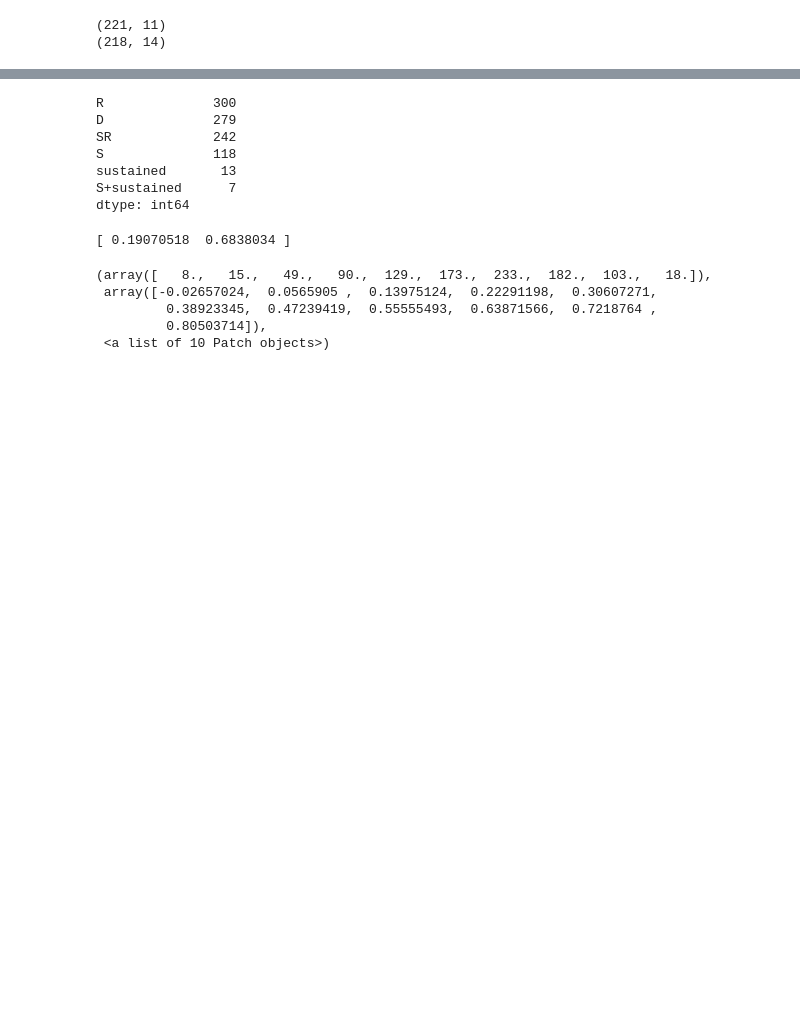
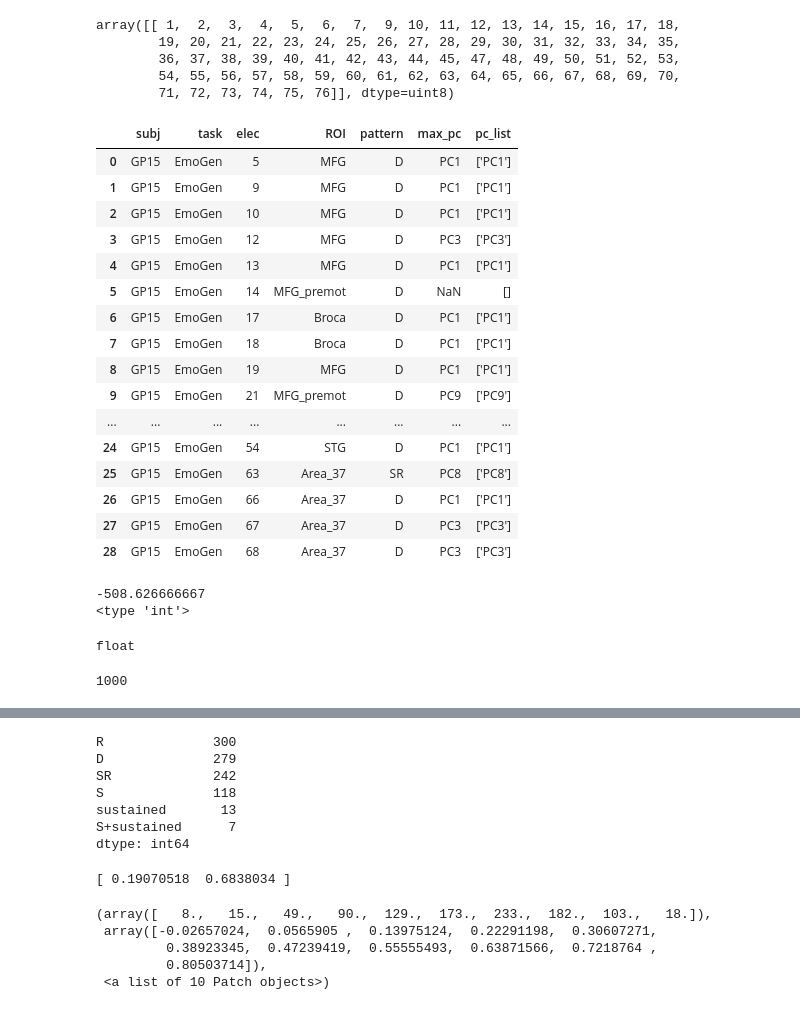
Before and after one commit to matarhaller/ECOGpy, a Jupyter notebook: sandbox.ipynb, the cells around one changed output, grey strips where cells are left out. Drawn from its saved outputs; the diff is of its cells as text; code cells hidden in the pictures; blank space fills up the shorter version.

```diff
--- a/sandbox.ipynb
+++ b/sandbox.ipynb
@@ -8,20 +17,2 @@ from scipy import stats
 # %%
 SJdir = '/home/knight/matar/MATLAB/DATA/Avgusta/'
-# %%
-filename = os.path.join(SJdir, 'PCA', 'Stats', 'single_electrode_windows_withdesignation_EDITED_dropped_withROI.csv')
-df = pd.read_csv(filename)
-
-filename = os.path.join(SJdir, 'PCA', 'Stats', 'Regression', 'all_coefs_withpatterns_withROIs.csv')
-df2 = pd.read_csv(filename)
-
-bad_subjects = ['GP44','ST28','GP27']
-df = df[~df.subj.isin(bad_subjects)]
-df2 = df2[~df2.subj.isin(bad_subjects)]
-
-df[['subj','task','elec']].apply(lambda x: df.loc[~x.isin(df2.values.ravel()), x.name])
-
-print df.query("pattern == 'D' and task!='EmoRep'").shape
-print df2.query("pattern == 'D' and task!= 'EmoRep'").shape
-# %% [output]
-(221, 11)
-(218, 14)
@@ -27,0 +27,42 @@ print df2.query("pattern == 'D' and task!= 'EmoRep'").shape
+# %%
+elecs
+# %% [output]
+array([[ 1,  2,  3,  4,  5,  6,  7,  9, 10, 11, 12, 13, 14, 15, 16, 17, 18,
+        19, 20, 21, 22, 23, 24, 25, 26, 27, 28, 29, 30, 31, 32, 33, 34, 35,
+        36, 37, 38, 39, 40, 41, 42, 43, 44, 45, 47, 48, 49, 50, 51, 52, 53,
+        54, 55, 56, 57, 58, 59, 60, 61, 62, 63, 64, 65, 66, 67, 68, 69, 70,
+        71, 72, 73, 74, 75, 76]], dtype=uint8)
+# %%
+df_all
+# %% [output]
+|  | subj | task | elec | ROI | pattern | max_pc | pc_list |
+| 0 | GP15 | EmoGen | 5 | MFG | D | PC1 | ['PC1'] |
+| 1 | GP15 | EmoGen | 9 | MFG | D | PC1 | ['PC1'] |
+| 2 | GP15 | EmoGen | 10 | MFG | D | PC1 | ['PC1'] |
+| 3 | GP15 | EmoGen | 12 | MFG | D | PC3 | ['PC3'] |
+| 4 | GP15 | EmoGen | 13 | MFG | D | PC1 | ['PC1'] |
+| 5 | GP15 | EmoGen | 14 | MFG_premot | D | NaN | [] |
+| 6 | GP15 | EmoGen | 17 | Broca | D | PC1 | ['PC1'] |
+| 7 | GP15 | EmoGen | 18 | Broca | D | PC1 | ['PC1'] |
+| 8 | GP15 | EmoGen | 19 | MFG | D | PC1 | ['PC1'] |
+| 9 | GP15 | EmoGen | 21 | MFG_premot | D | PC9 | ['PC9'] |
+| ... | ... | ... | ... | ... | ... | ... | ... |
+| 24 | GP15 | EmoGen | 54 | STG | D | PC1 | ['PC1'] |
+| 25 | GP15 | EmoGen | 63 | Area_37 | SR | PC8 | ['PC8'] |
+| 26 | GP15 | EmoGen | 66 | Area_37 | D | PC1 | ['PC1'] |
+| 27 | GP15 | EmoGen | 67 | Area_37 | D | PC3 | ['PC3'] |
+| 28 | GP15 | EmoGen | 68 | Area_37 | D | PC3 | ['PC3'] |
+# %%
+print bl_st
+print type(Params['bl_st'])
+type(srate)
+type(bl_st)
+# %% [output]
+-508.626666667
+<type 'int'>
+float
+# %%
+tmp = loadmat.loadmat((os.path.join(SJdir, 'Subjs','JH2','EmoGen', 'subj_globals.mat')))
+tmp['srate']
+# %% [output]
+1000
```
Also changed, not shown: parts of 19 cells of this notebook, 12 other files.
